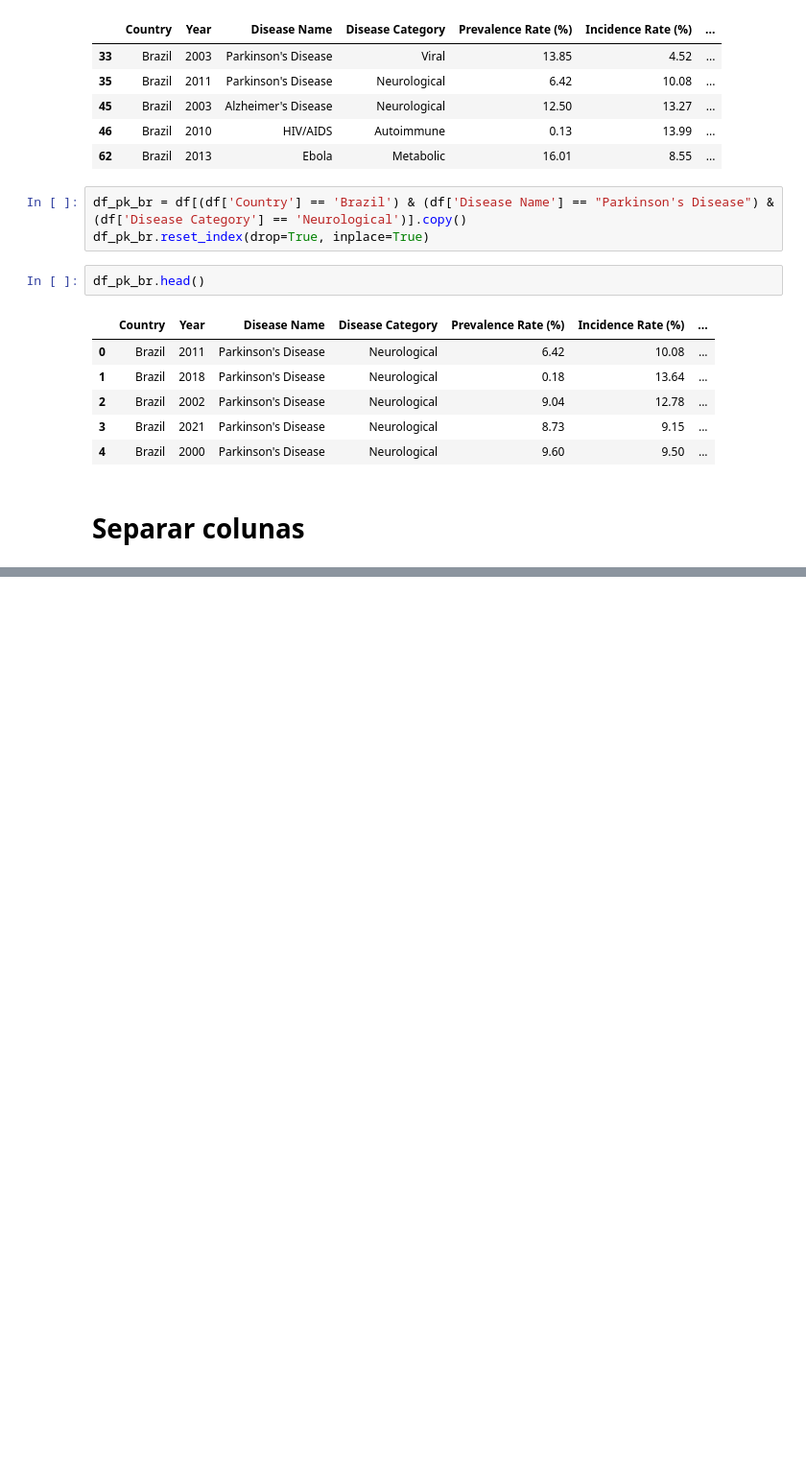
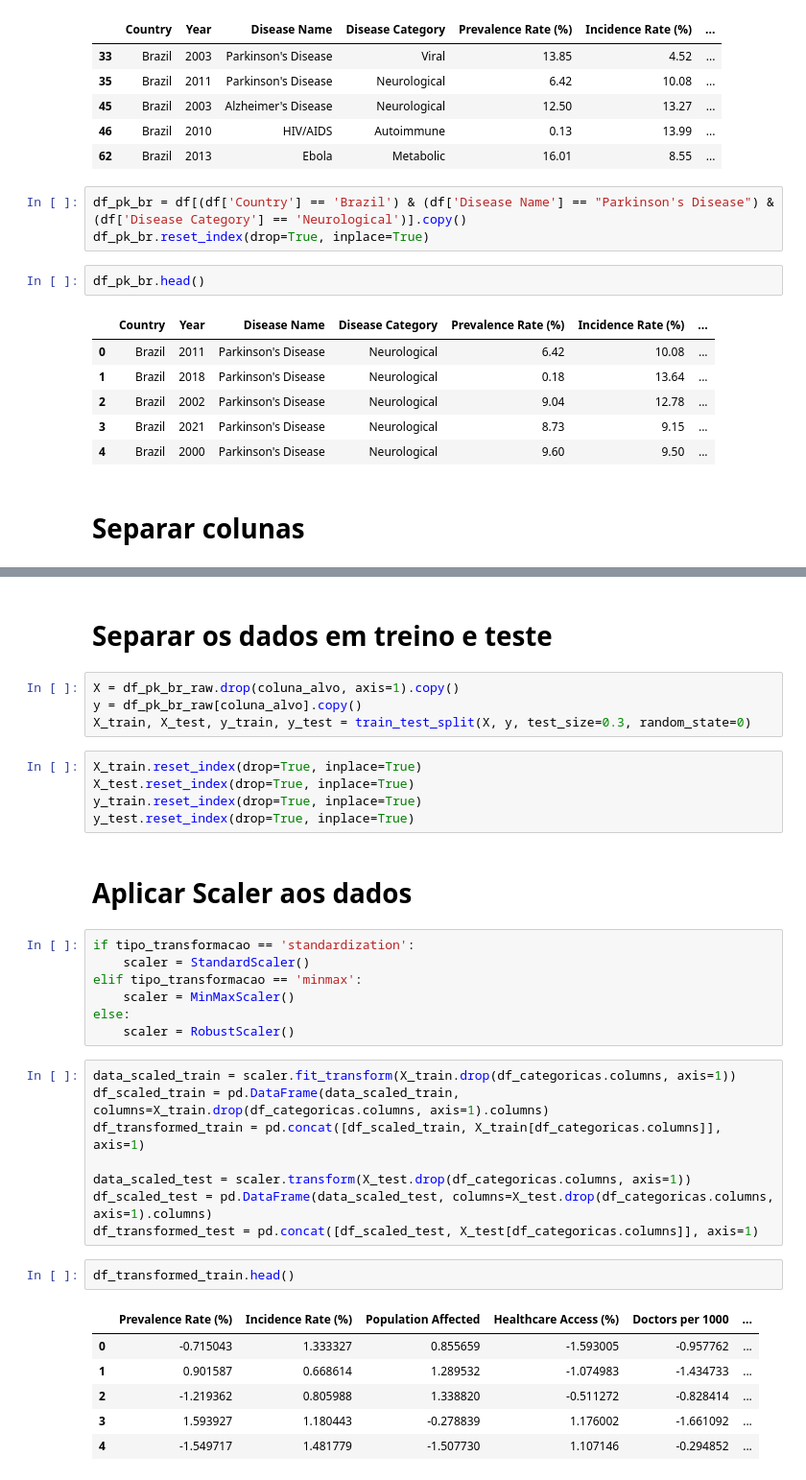
Before and after one commit to thiago2608santana/trees-ensembles, a Jupyter notebook: global_health_statistics.ipynb, the cells around one changed output, grey strips where cells are left out. Shown at 96% size. Drawn from its saved outputs; the diff is of its cells as text; blank space fills up the shorter version.

```diff
--- a/global_health_statistics.ipynb
+++ b/global_health_statistics.ipynb
@@ -80,0 +128,37 @@ colunas_alvo = 'Mortality Rate (%)'
+# %% [markdown]
+# Separar os dados em treino e teste
+# %%
+X = df_pk_br_raw.drop(coluna_alvo, axis=1).copy()
+y = df_pk_br_raw[coluna_alvo].copy()
+X_train, X_test, y_train, y_test = train_test_split(X, y, test_size=0.3, random_state=0)
+# %%
+X_train.reset_index(drop=True, inplace=True)
+X_test.reset_index(drop=True, inplace=True)
+y_train.reset_index(drop=True, inplace=True)
+y_test.reset_index(drop=True, inplace=True)
+# %% [markdown]
+# Aplicar Scaler aos dados
+# %%
+if tipo_transformacao == 'standardization':
+    scaler = StandardScaler()
+elif tipo_transformacao == 'minmax':
+    scaler = MinMaxScaler()
+else:
+    scaler = RobustScaler()
+# %%
+data_scaled_train = scaler.fit_transform(X_train.drop(df_categoricas.columns, axis=1))
+df_scaled_train = pd.DataFrame(data_scaled_train, columns=X_train.drop(df_categoricas.columns, axis=1).columns)
+df_transformed_train = pd.concat([df_scaled_train, X_train[df_categoricas.columns]], axis=1)
+
+data_scaled_test = scaler.transform(X_test.drop(df_categoricas.columns, axis=1))
+df_scaled_test = pd.DataFrame(data_scaled_test, columns=X_test.drop(df_categoricas.columns, axis=1).columns)
+df_transformed_test = pd.concat([df_scaled_test, X_test[df_categoricas.columns]], axis=1)
+# %%
+df_transformed_train.head()
+# %% [output]
+|  | Prevalence Rate (%) | Incidence Rate (%) | Population Affected | Healthcare Access (%) | Doctors per 1000 | ... |
+| 0 | -0.715043 | 1.333327 | 0.855659 | -1.593005 | -0.957762 | ... |
+| 1 | 0.901587 | 0.668614 | 1.289532 | -1.074983 | -1.434733 | ... |
+| 2 | -1.219362 | 0.805988 | 1.338820 | -0.511272 | -0.828414 | ... |
+| 3 | 1.593927 | 1.180443 | -0.278839 | 1.176002 | -1.661092 | ... |
+| 4 | -1.549717 | 1.481779 | -1.507730 | 1.107146 | -0.294852 | ... |
```
Also changed, not shown: parts of 23 cells of this notebook.
